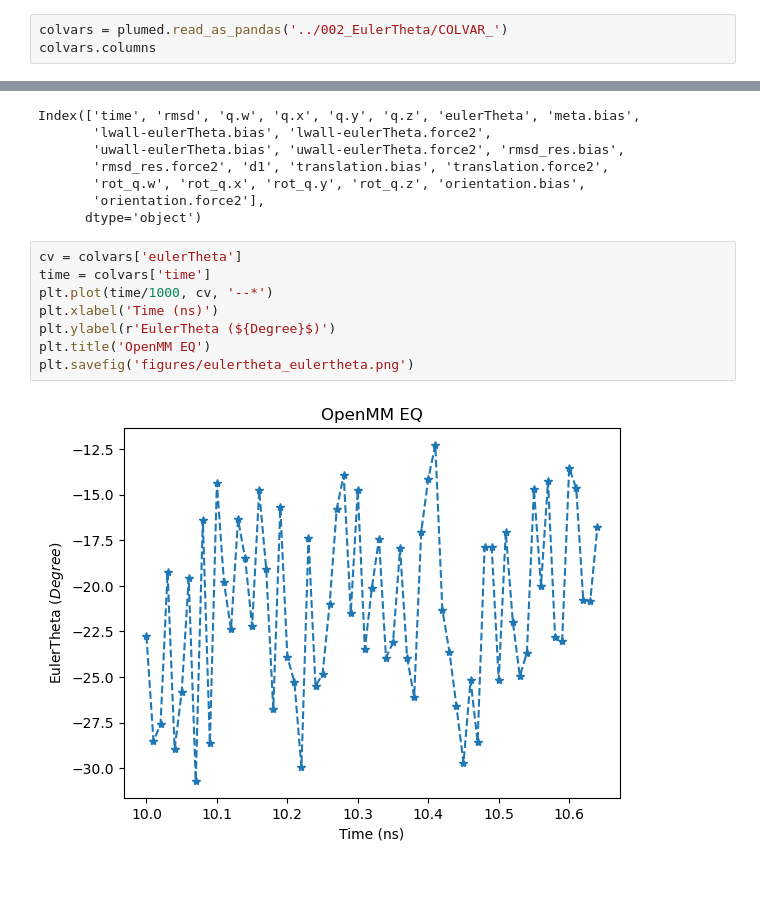
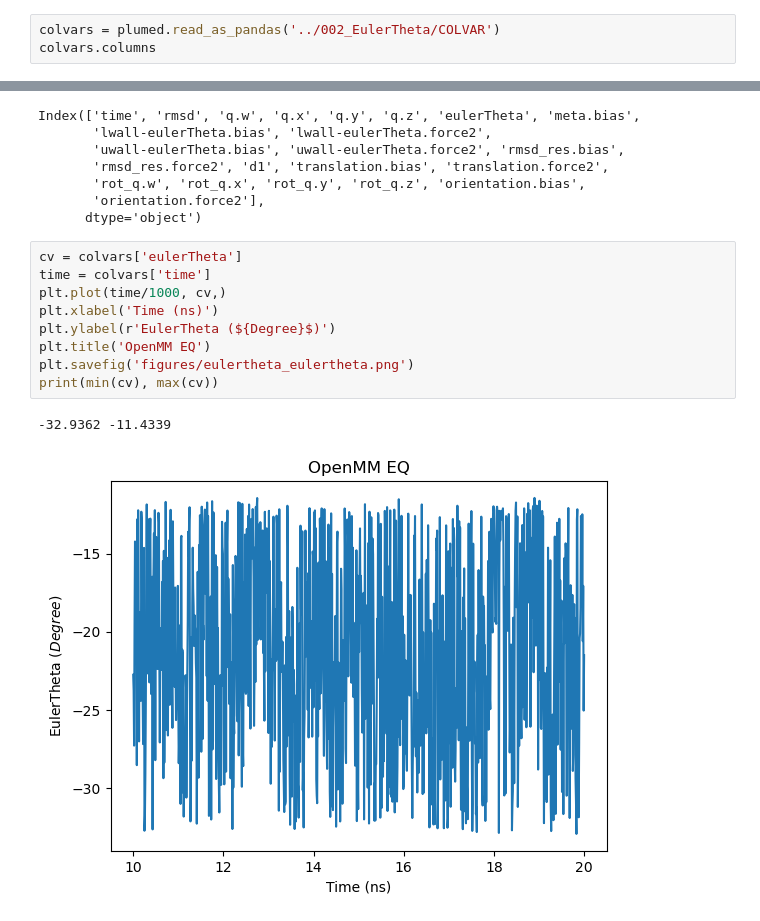
Before and after one commit to ndonyapour/BFEE2_OpenMM, a Jupyter notebook: openmm_plumed/analysis/colvars.ipynb, the cells around one changed output, grey strips where cells are left out. Saved outputs shown, nothing was run; the diff lists cells and outputs as text; blank space fills up the shorter version.

```diff
--- a/openmm_plumed/analysis/colvars.ipynb
+++ b/openmm_plumed/analysis/colvars.ipynb
@@ -61,5 +77,5 @@ range = -42.28 ,-2.280000000000001
 # %%
-colvars = plumed.read_as_pandas('../002_EulerTheta/COLVAR_')
+colvars = plumed.read_as_pandas('../002_EulerTheta/COLVAR')
 colvars.columns
 # %% [output]
 +++ Loading the PLUMED kernel runtime +++
@@ -74,10 +90,12 @@ Index(['time', 'rmsd', 'q.w', 'q.x', 'q.y', 'q.z', 'eulerTheta', 'meta.bias',
 # %%
 cv = colvars['eulerTheta']
 time = colvars['time']
-plt.plot(time/1000, cv, '--*')
+plt.plot(time/1000, cv,)
 plt.xlabel('Time (ns)')
 plt.ylabel(r'EulerTheta (${Degree}$)')
 plt.title('OpenMM EQ')
 plt.savefig('figures/eulertheta_eulertheta.png')
+print(min(cv), max(cv))
 # %% [output]
+-32.9362 -11.4339
-[figure, old version]
+[figure, new version]
```
Also changed, not shown: parts of 15 cells of this notebook, 23 other files.
